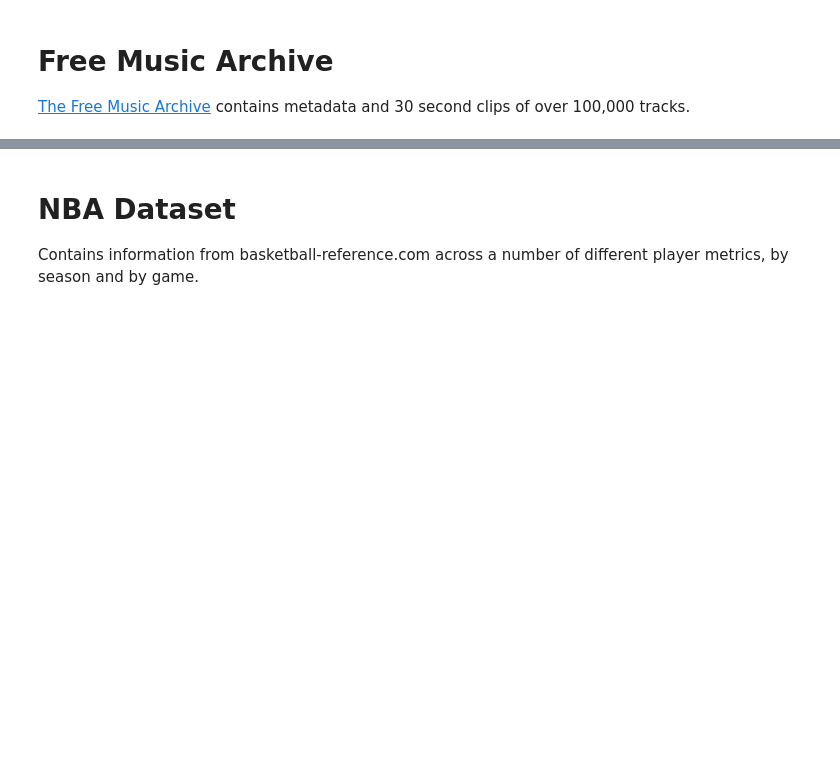
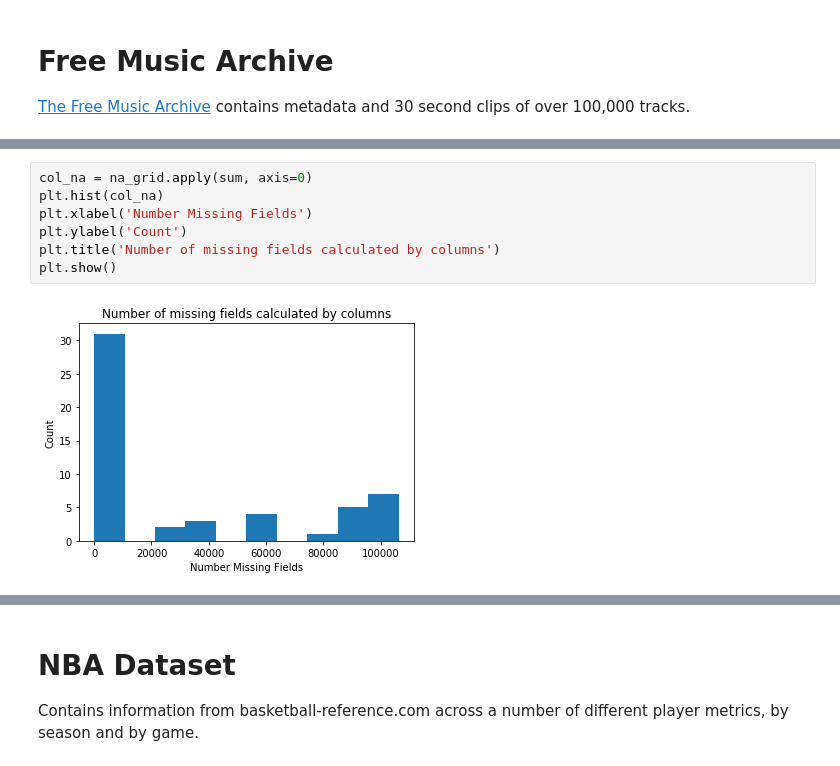
Before and after one commit to ryanmswan/springboard, a Jupyter notebook: capstone_eda/swan_capstone_data_check.ipynb, the cells around one changed output, grey strips where cells are left out. Saved outputs shown, nothing was run; the diff lists cells and outputs as text; blank space fills up the shorter version.

```diff
--- a/capstone_eda/swan_capstone_data_check.ipynb
+++ b/capstone_eda/swan_capstone_data_check.ipynb
@@ -74,0 +82,9 @@ Index(['Unnamed: 0', 'comments', 'date_created', 'date_released', 'engineer',
+# %%
+col_na = na_grid.apply(sum, axis=0)
+plt.hist(col_na)
+plt.xlabel('Number Missing Fields')
+plt.ylabel('Count')
+plt.title('Number of missing fields calculated by columns')
+plt.show()
+# %% [output]
+[figure, added]
```
Also changed, not shown: parts of 34 cells of this notebook.
